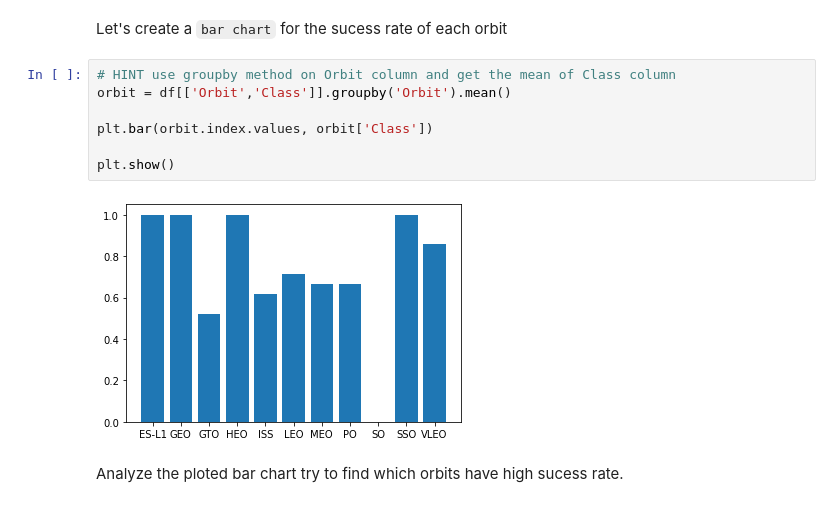
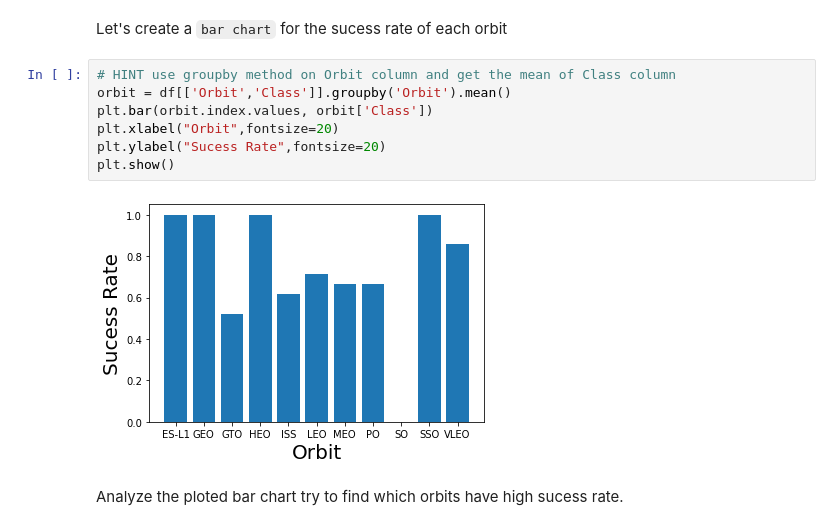
Before and after one commit to paverama/CourseraCapstone, a Jupyter notebook: jupyter-labs-eda-dataviz.ipynb, the cells around one changed output. Saved outputs shown, nothing was run; the diff lists cells and outputs as text.

```diff
--- a/jupyter-labs-eda-dataviz.ipynb
+++ b/jupyter-labs-eda-dataviz.ipynb
@@ -117,12 +117,12 @@ Let's create a `bar chart` for the sucess rate of each orbit
 # %%
 # HINT use groupby method on Orbit column and get the mean of Class column
 orbit = df[['Orbit','Class']].groupby('Orbit').mean()
-
 plt.bar(orbit.index.values, orbit['Class'])
-
+plt.xlabel("Orbit",fontsize=20)
+plt.ylabel("Sucess Rate",fontsize=20)
 plt.show()
 # %% [output]
-[figure, old version]
+[figure, new version]
 # %% [markdown]
 Analyze the ploted bar chart try to find which orbits have high sucess rate.
 # %% [markdown]
```
